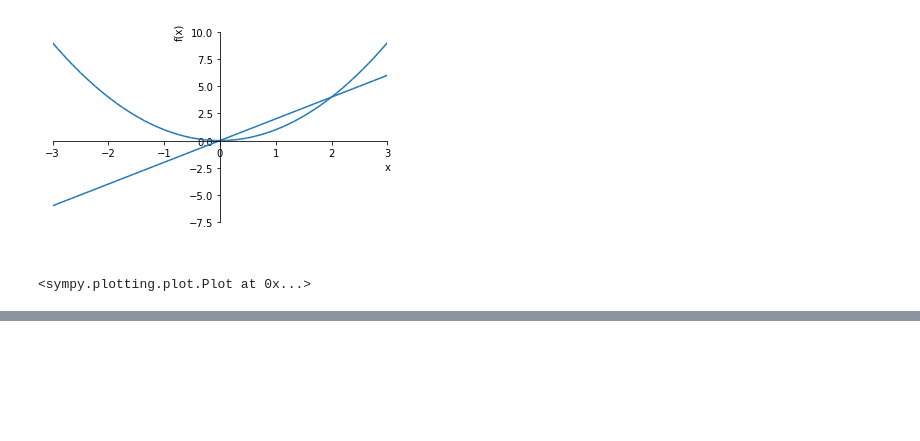
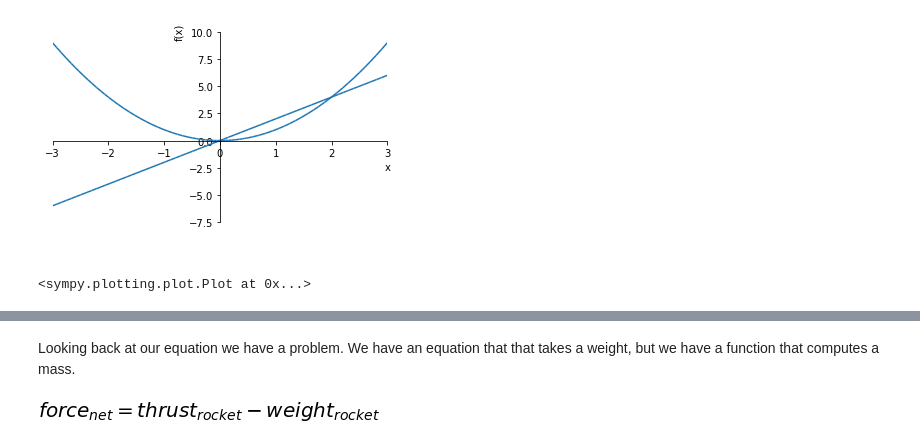
Before and after one commit to jocassid/Talks, a Jupyter notebook: SymPy/CheatingOnYourMathHomeworkWithSymPy.ipynb, the cells around one changed output, grey strips where cells are left out. Drawn from its saved outputs; the diff is of its cells as text; code cells hidden in the pictures; blank space fills up the shorter version.

```diff
--- a/SymPy/CheatingOnYourMathHomeworkWithSymPy.ipynb
+++ b/SymPy/CheatingOnYourMathHomeworkWithSymPy.ipynb
@@ -634,0 +714,6 @@ Keep your 1000 x 1000 matrices to yourself!
+# %% [markdown]
+Looking back at our equation we have a problem.  We have an equation that that takes a weight, but we have a function that computes a mass.
+# %%
+net_force_eqn
+# %% [output]
+[figure, added]
```
Also changed, not shown: parts of 50 cells of this notebook, 3 other files.
